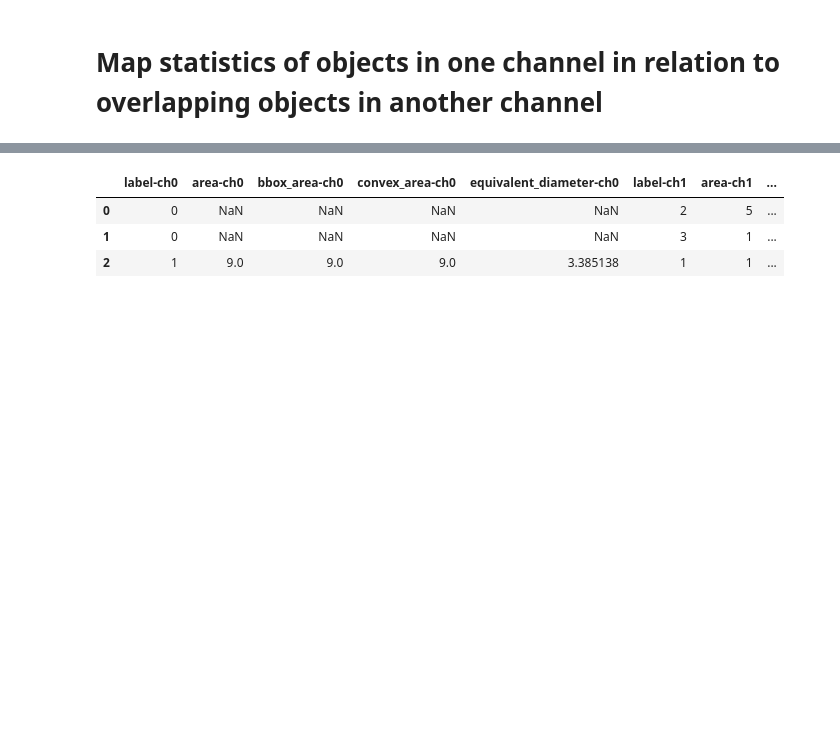
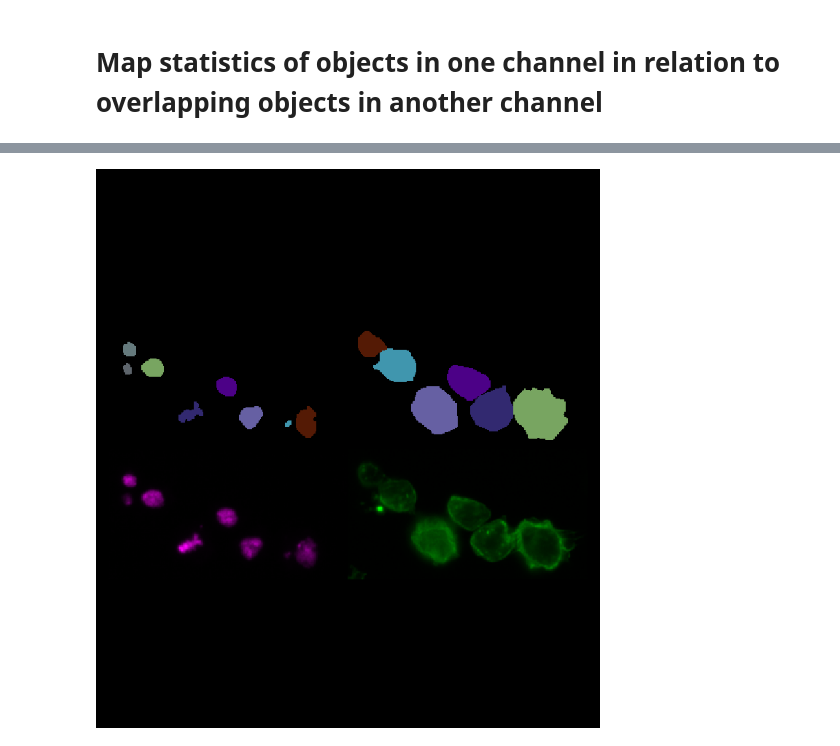
Before and after one commit to haesleinhuepf/napari-skimage-regionprops, a Jupyter notebook: demo/Regionprops_map_channels.ipynb, the cells around one changed output, grey strips where cells are left out. Saved outputs shown, nothing was run; the diff lists cells and outputs as text; code cells hidden in the pictures; blank space fills up the shorter version.

```diff
--- a/demo/Regionprops_map_channels.ipynb
+++ b/demo/Regionprops_map_channels.ipynb
@@ -144,7 +2,0 @@ table_list = regionprops_map_channels_table(multichannel_labels,
-# %%
-table_list[0]
-# %% [output]
-|  | label-ch0 | area-ch0 | bbox_area-ch0 | convex_area-ch0 | equivalent_diameter-ch0 | label-ch1 | area-ch1 | ... |
-| 0 | 0 | NaN | NaN | NaN | NaN | 2 | 5 | ... |
-| 1 | 0 | NaN | NaN | NaN | NaN | 3 | 1 | ... |
-| 2 | 1 | 9.0 | 9.0 | 9.0 | 3.385138 | 1 | 1 | ... |
@@ -150,0 +11,16 @@ table_list[0]
+# %%
+image_channel1 = io.imread('../data/actin.tif')
+image_channel2 = io.imread('../data/dna.tif')
+cell_labels = io.imread('../data/cell_labels.tif')
+dna_labels = io.imread('../data/dna_labels.tif')
+# %%
+viewer = napari.Viewer()
+# %%
+viewer.add_image(image_channel1, name = 'dna', colormap='green')
+viewer.add_image(image_channel2, name = 'dna', colormap='magenta')
+viewer.add_labels(cell_labels)
+viewer.add_labels(dna_labels)
+viewer.grid.enabled = True
+nbscreenshot(viewer, canvas_only=True)
+# %% [output]
+[figure, added]
```
Also changed, not shown: parts of 39 cells of this notebook, 4 other files.
